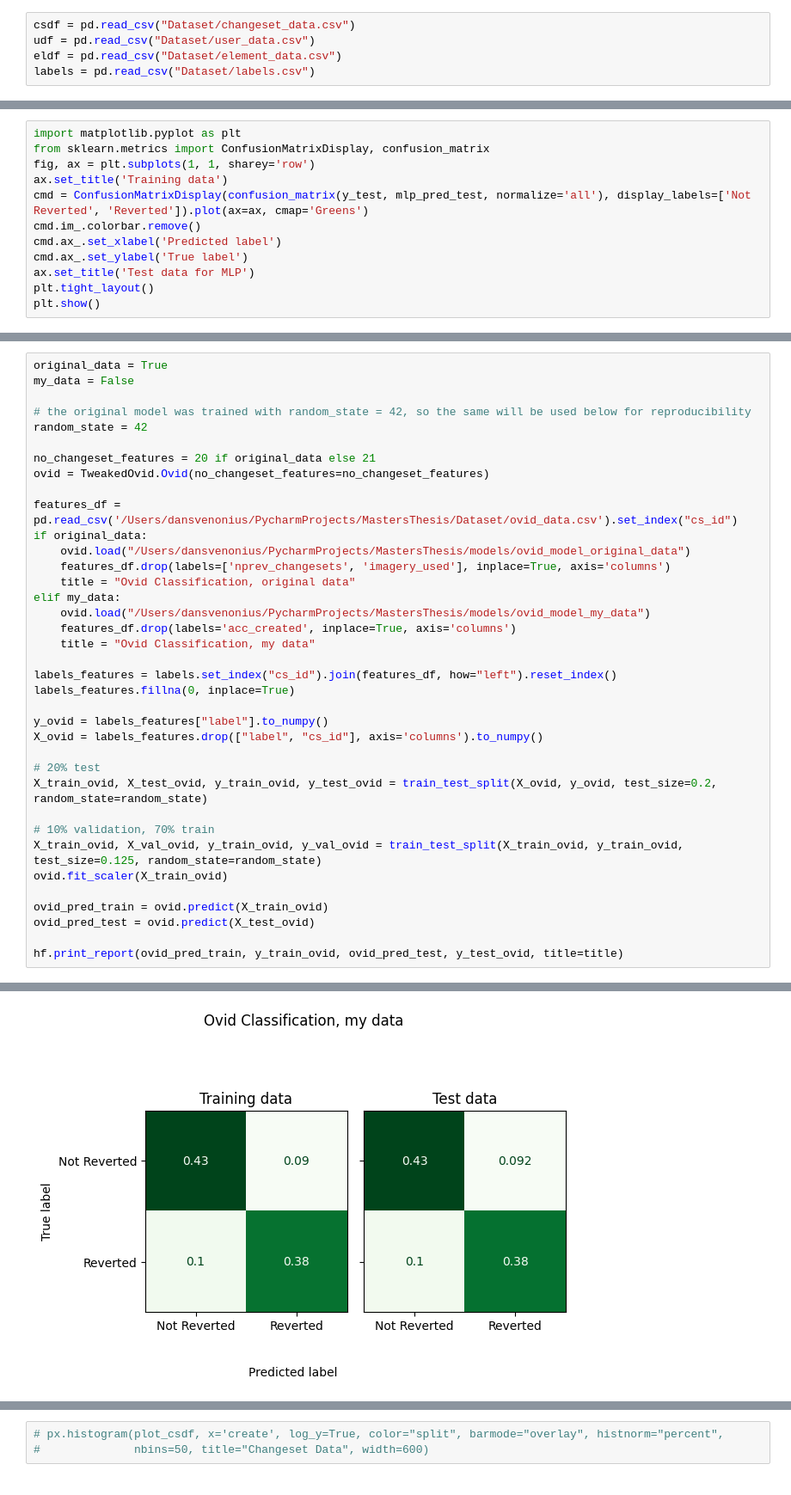
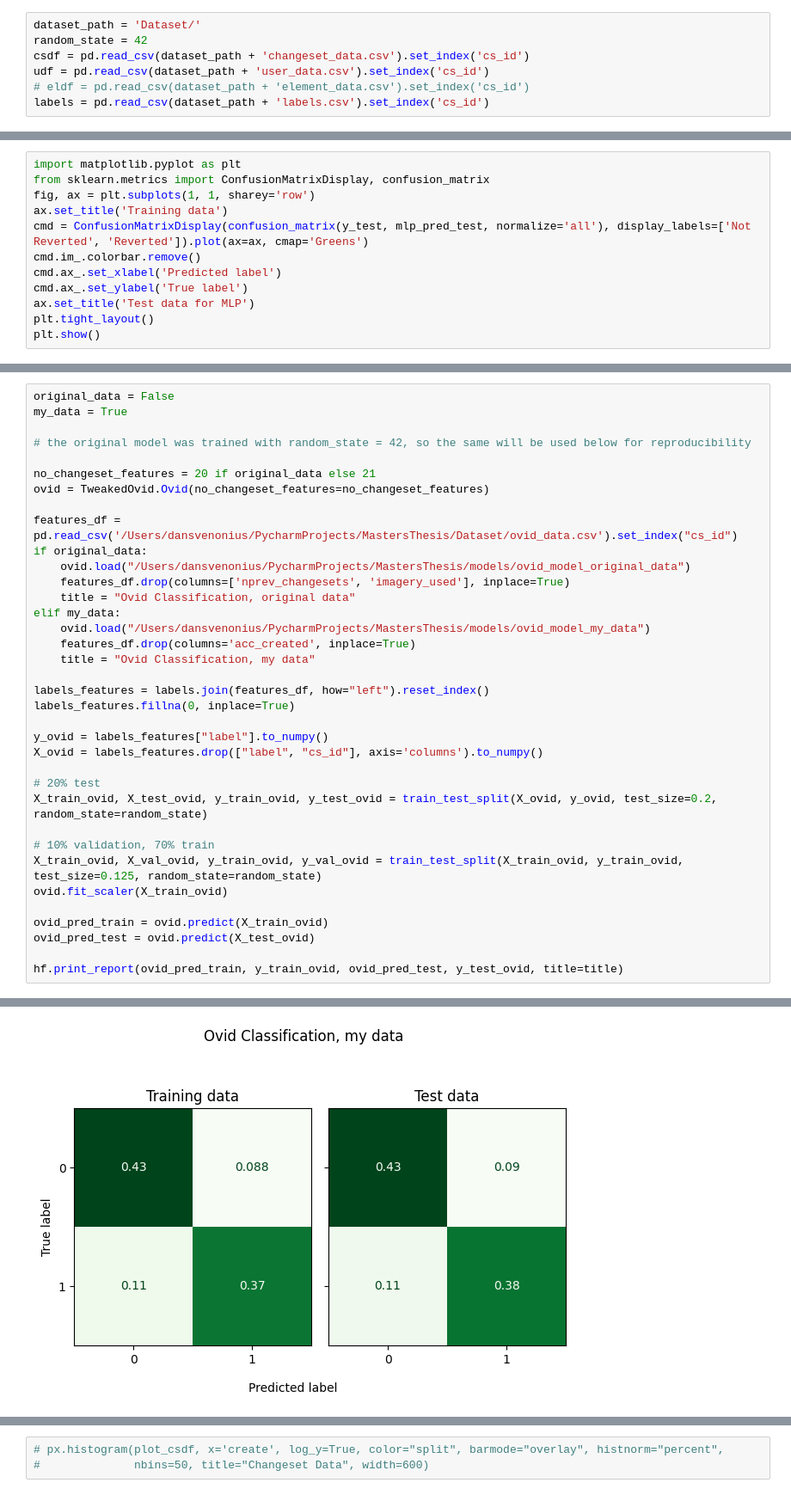
Before and after one commit to dananen/MastersThesis, a Jupyter notebook: summaryJN.ipynb, the cells around one changed output, grey strips where cells are left out. Shown at 86% size. Cells and saved outputs as stored; diff of their text form.

```diff
--- a/summaryJN.ipynb
+++ b/summaryJN.ipynb
@@ -19,5 +16,7 @@ To enable the following instructions: AVX2 FMA, in other operations, rebuild Ten
 # %%
-csdf = pd.read_csv("Dataset/changeset_data.csv")
-udf = pd.read_csv("Dataset/user_data.csv")
-eldf = pd.read_csv("Dataset/element_data.csv")
-labels = pd.read_csv("Dataset/labels.csv")
+dataset_path = 'Dataset/'
+random_state = 42
+csdf = pd.read_csv(dataset_path + 'changeset_data.csv').set_index('cs_id')
+udf = pd.read_csv(dataset_path + 'user_data.csv').set_index('cs_id')
+# eldf = pd.read_csv(dataset_path + 'element_data.csv').set_index('cs_id')
+labels = pd.read_csv(dataset_path + 'labels.csv').set_index('cs_id')
@@ -243,9 +232,8 @@ shap.dependence_plot('nprev_changesets', shap_values, X_test, xmin="percentile(0
 # %%
-original_data = True
-my_data = False
+original_data = False
+my_data = True
 
 # the original model was trained with random_state = 42, so the same will be used below for reproducibility
-random_state = 42
 
 no_changeset_features = 20 if original_data else 21
 ovid = TweakedOvid.Ovid(no_changeset_features=no_changeset_features)
@@ -253,14 +241,14 @@ ovid = TweakedOvid.Ovid(no_changeset_features=no_changeset_features)
 features_df = pd.read_csv('/Users/dansvenonius/PycharmProjects/MastersThesis/Dataset/ovid_data.csv').set_index("cs_id")
 if original_data:
     ovid.load("/Users/dansvenonius/PycharmProjects/MastersThesis/models/ovid_model_original_data")
-    features_df.drop(labels=['nprev_changesets', 'imagery_used'], inplace=True, axis='columns')
+    features_df.drop(columns=['nprev_changesets', 'imagery_used'], inplace=True)
     title = "Ovid Classification, original data"
 elif my_data:
     ovid.load("/Users/dansvenonius/PycharmProjects/MastersThesis/models/ovid_model_my_data")
-    features_df.drop(labels='acc_created', inplace=True, axis='columns')
+    features_df.drop(columns='acc_created', inplace=True)
     title = "Ovid Classification, my data"
 
-labels_features = labels.set_index("cs_id").join(features_df, how="left").reset_index()
+labels_features = labels.join(features_df, how="left").reset_index()
 labels_features.fillna(0, inplace=True)
 
 y_ovid = labels_features["label"].to_numpy()
@@ -291,10 +279,10 @@ Not Reverted       0.81      0.83      0.82     18843
 weighted avg       0.81      0.81      0.81     36277
 
 ... (5 lines left out)
 
     accuracy                           0.80     10365
    macro avg       0.80      0.80      0.80     10365
 weighted avg       0.80      0.80      0.80     10365
-[figure, old version]
+[figure, new version]
 # %%
 hf.tSNEplot(labels, csdf=csdf, udf=udf)
```
Also changed, not shown: parts of 33 cells of this notebook, 1 other file.
